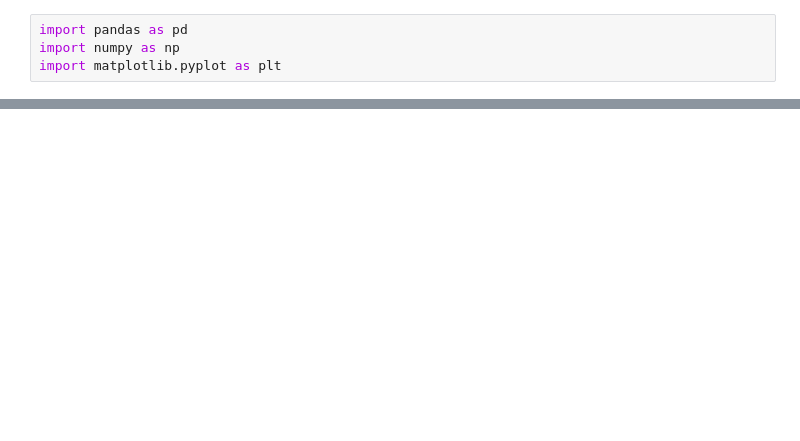
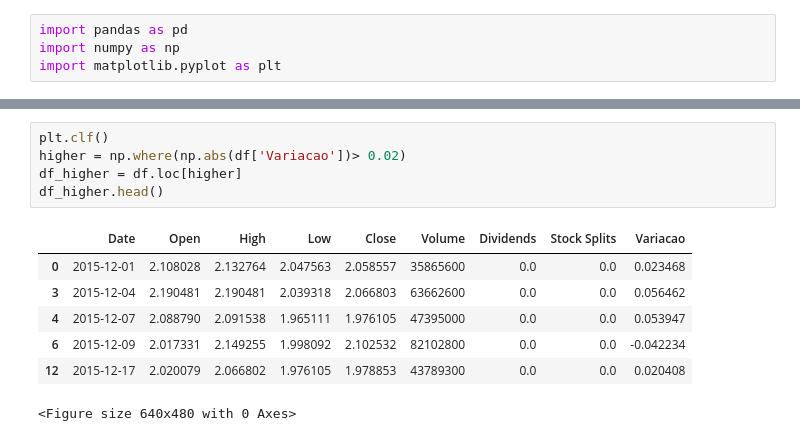
Before and after one commit to LeomaxFilho/StockMarketForecastingAI, a Jupyter notebook: src/data_reader.ipynb, the cells around one changed output, grey strips where cells are left out. Cells and saved outputs as stored; diff of their text form; blank space fills up the shorter version.

```diff
--- a/src/data_reader.ipynb
+++ b/src/data_reader.ipynb
@@ -52,0 +55,13 @@ plt.show()
+# %%
+plt.clf()
+higher = np.where(np.abs(df['Variacao'])> 0.02)
+df_higher = df.loc[higher]
+df_higher.head()
+# %% [output]
+|  | Date | Open | High | Low | Close | Volume | Dividends | Stock Splits | Variacao |
+| 0 | 2015-12-01 | 2.108028 | 2.132764 | 2.047563 | 2.058557 | 35865600 | 0.0 | 0.0 | 0.023468 |
+| 3 | 2015-12-04 | 2.190481 | 2.190481 | 2.039318 | 2.066803 | 63662600 | 0.0 | 0.0 | 0.056462 |
+| 4 | 2015-12-07 | 2.088790 | 2.091538 | 1.965111 | 1.976105 | 47395000 | 0.0 | 0.0 | 0.053947 |
+| 6 | 2015-12-09 | 2.017331 | 2.149255 | 1.998092 | 2.102532 | 82102800 | 0.0 | 0.0 | -0.042234 |
+| 12 | 2015-12-17 | 2.020079 | 2.066802 | 1.976105 | 1.978853 | 43789300 | 0.0 | 0.0 | 0.020408 |
+<Figure size 640x480 with 0 Axes>
```
Also changed, not shown: parts of 7 cells of this notebook, 3 other files.
